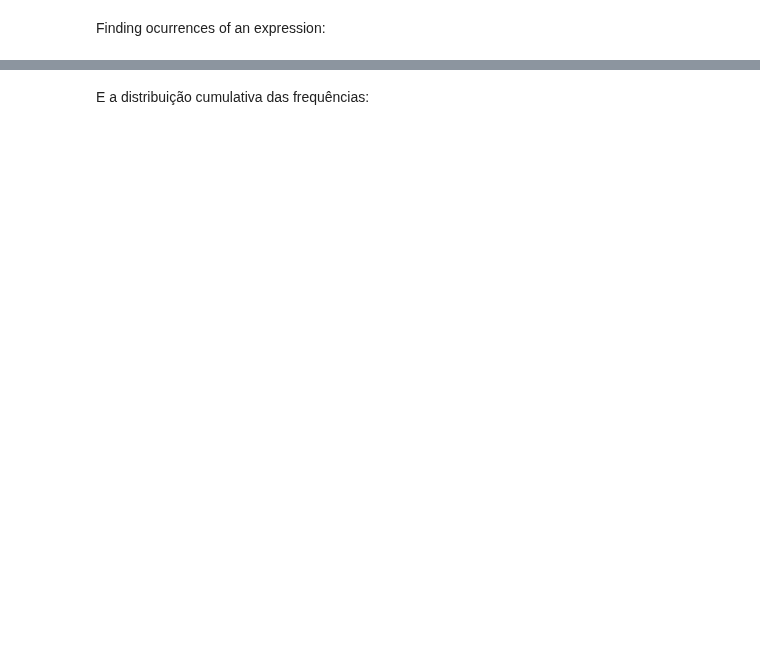
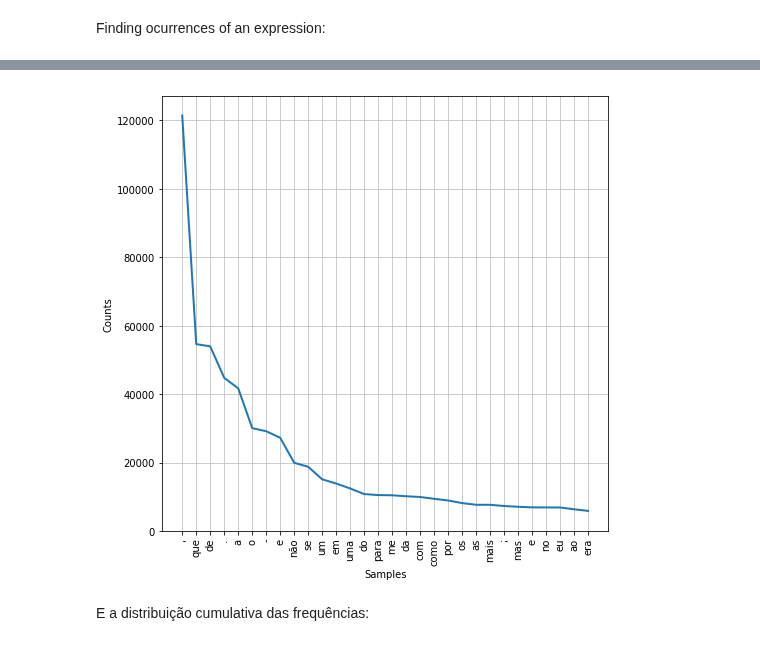
Before and after one commit to rsouza/FGV_Intro_DS, a Jupyter notebook: notebooks/8-EDA_Textual_Analysis.ipynb, the cells around one changed output, grey strips where cells are left out. Cells and saved outputs as stored; diff of their text form; code cells hidden in the pictures; blank space fills up the shorter version.

```diff
--- a/notebooks/8-EDA_Textual_Analysis.ipynb
+++ b/notebooks/8-EDA_Textual_Analysis.ipynb
@@ -353,7 +538,9 @@ plot_word_histogram(w_items, number_words,'Frequencies for {} most frequent word
 # %%
-fd_words = nltk.FreqDist(freq_words)
+fd_words = nltk.FreqDist(tokens)
 fig, axes = plt.subplots(nrows=1, ncols=1, figsize=(8,8))
 fd_words.plot(30)
+# %% [output]
+[figure, added]
 # %% [markdown]
 E a distribuição cumulativa das frequências:
 # %%
```
Also changed, not shown: parts of 98 cells of this notebook.
